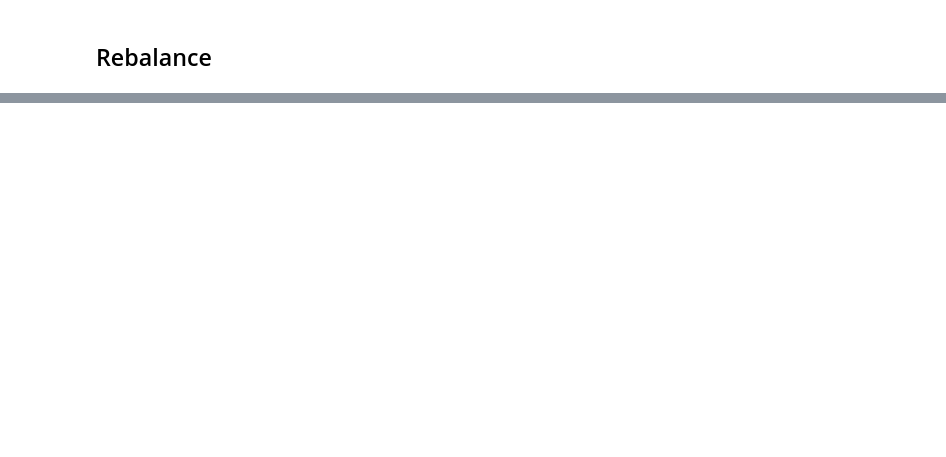
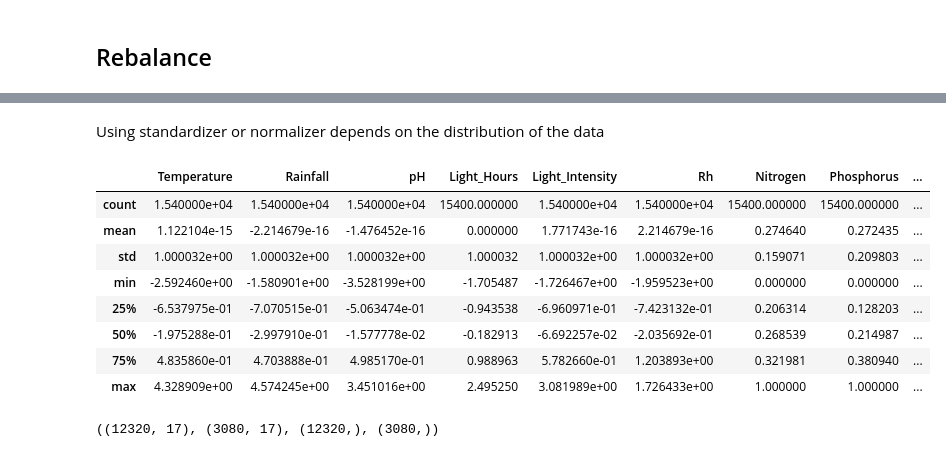
Before and after one commit to LeoLYW12138/ML-Logbook, a Jupyter notebook: Preprocessing/preprocess.ipynb, the cells around one changed output, grey strips where cells are left out. Saved outputs shown, nothing was run; the diff lists cells and outputs as text; code cells hidden in the pictures; blank space fills up the shorter version.

```diff
--- a/Preprocessing/preprocess.ipynb
+++ b/Preprocessing/preprocess.ipynb
@@ -283,0 +334,40 @@ df.head()
+# %% [markdown]
+Using standardizer or normalizer depends on the distribution of the data
+# %%
+ct = ColumnTransformer(
+    transformers=[
+        (
+            "standardize",
+            StandardScaler(),
+            ["Temperature", "Rainfall", "pH", "Light_Hours", "Light_Intensity", "Rh"],
+        ),
+        ("normalize", MinMaxScaler(), ["Nitrogen", "Phosphorus", "Potassium"]),
+    ],
+    remainder="passthrough",
+    verbose_feature_names_out=False,
+)
+ct.set_output(transform="pandas")
+
+df_scaled = ct.fit_transform(df)
+df_scaled.describe()
+# %% [output]
+|  | Temperature | Rainfall | pH | Light_Hours | Light_Intensity | Rh | Nitrogen | Phosphorus | ... |
+| count | 1.540000e+04 | 1.540000e+04 | 1.540000e+04 | 15400.000000 | 1.540000e+04 | 1.540000e+04 | 15400.000000 | 15400.000000 | ... |
+| mean | 1.122104e-15 | -2.214679e-16 | -1.476452e-16 | 0.000000 | 1.771743e-16 | 2.214679e-16 | 0.274640 | 0.272435 | ... |
+| std | 1.000032e+00 | 1.000032e+00 | 1.000032e+00 | 1.000032 | 1.000032e+00 | 1.000032e+00 | 0.159071 | 0.209803 | ... |
+| min | -2.592460e+00 | -1.580901e+00 | -3.528199e+00 | -1.705487 | -1.726467e+00 | -1.959523e+00 | 0.000000 | 0.000000 | ... |
+| 25% | -6.537975e-01 | -7.070515e-01 | -5.063474e-01 | -0.943538 | -6.960971e-01 | -7.423132e-01 | 0.206314 | 0.128203 | ... |
+| 50% | -1.975288e-01 | -2.997910e-01 | -1.577778e-02 | -0.182913 | -6.692257e-02 | -2.035692e-01 | 0.268539 | 0.214987 | ... |
+| 75% | 4.835860e-01 | 4.703888e-01 | 4.985170e-01 | 0.988963 | 5.782660e-01 | 1.203893e+00 | 0.321981 | 0.380940 | ... |
+| max | 4.328909e+00 | 4.574245e+00 | 3.451016e+00 | 2.495250 | 3.081989e+00 | 1.726433e+00 | 1.000000 | 1.000000 | ... |
+# %%
+from sklearn.model_selection import train_test_split
+
+X_train, X_test, y_train, y_test = train_test_split(
+    df_scaled.drop(columns=["Yield"]),
+    df_scaled["Yield"],
+    test_size=0.2,
+)
+X_train.shape, X_test.shape, y_train.shape, y_test.shape
+# %% [output]
+((12320, 17), (3080, 17), (12320,), (3080,))
```
Also changed, not shown: parts of 11 cells of this notebook.
